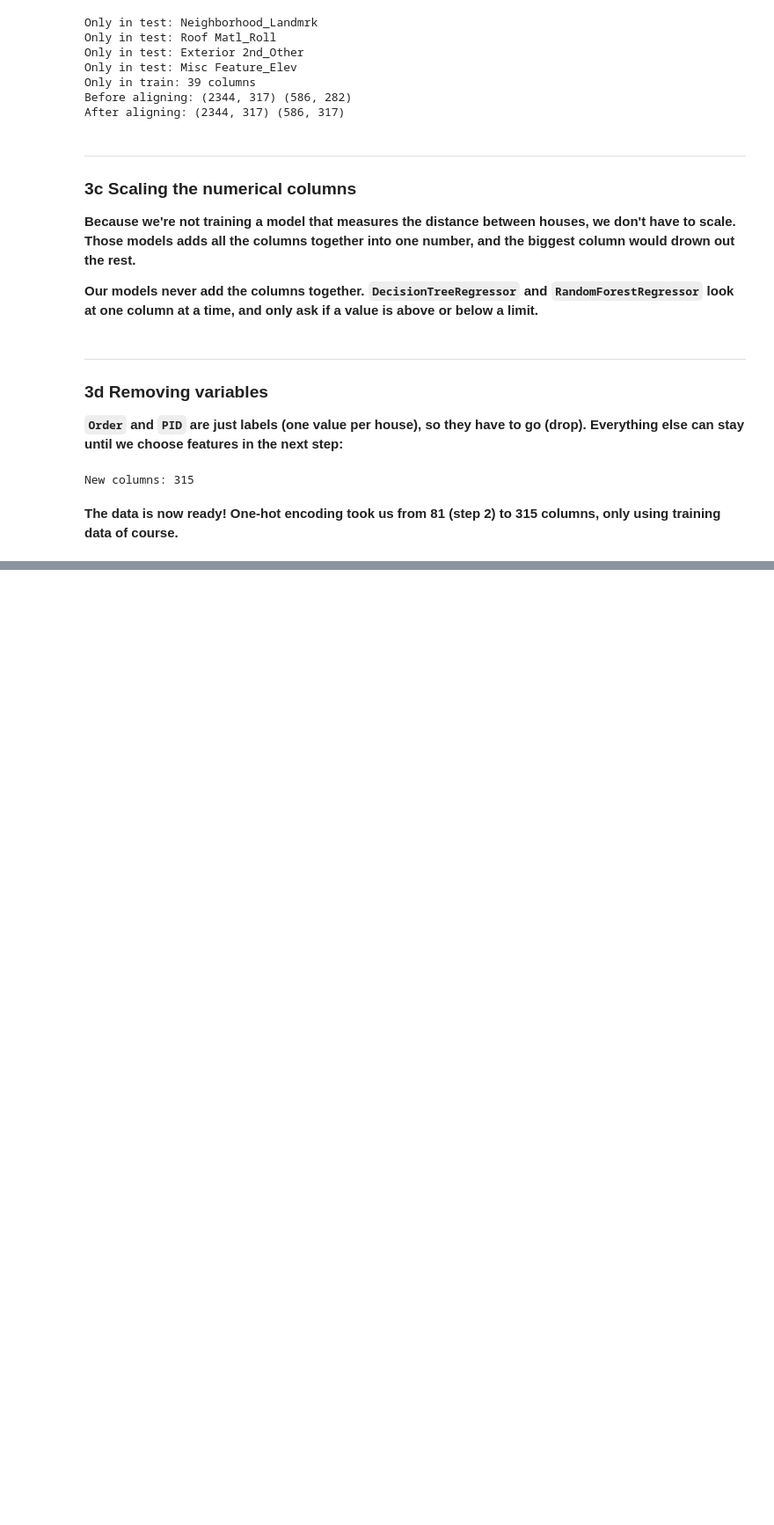
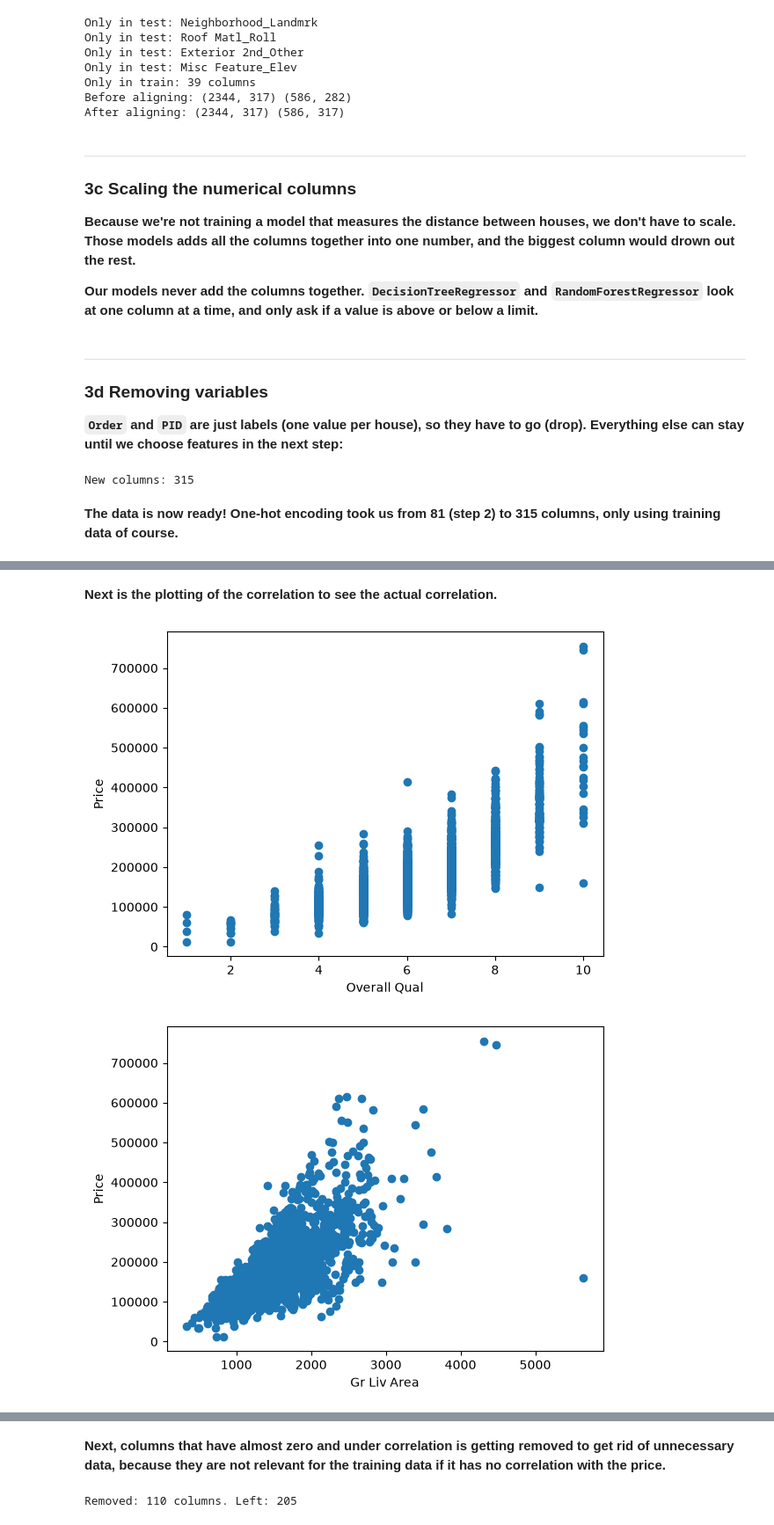
Before and after one commit to J-0-S-E/IE500618-Assignment1, a Jupyter notebook: housing_price_prediction.ipynb, the cells around one changed output, grey strips where cells are left out. Shown at 88% size. Drawn from its saved outputs; the diff is of its cells as text; code cells hidden in the pictures; blank space fills up the shorter version.

```diff
--- a/housing_price_prediction.ipynb
+++ b/housing_price_prediction.ipynb
@@ -464,0 +484,36 @@ New columns: 315
+# %% [markdown]
+**Next is the plotting of the correlation to see the actual correlation.**
+# %%
+# Plots of the top five correlations
+# Overall Qual
+plt.scatter(X_train["Overall Qual"], y_train)
+plt.xlabel("Overall Qual")
+plt.ylabel("Price")
+plt.show()
+
+# Gr Liv Area
+plt.scatter(X_train["Gr Liv Area"], y_train)
+plt.xlabel("Gr Liv Area")
+plt.ylabel("Price")
+plt.show()
+
+# Total Bsmt SF
+plt.scatter(X_train["Total Bsmt SF"], y_train)
+plt.xlabel("Total Bsmt SF")
+plt.ylabel("Price")
+plt.show()
+
+# Garage Cars
+plt.scatter(X_train["Garage Cars"], y_train)
+plt.xlabel("Garage Cars")
+plt.ylabel("Price")
+plt.show()
+
+# 1st Flr SF
+plt.scatter(X_train["1st Flr SF"], y_train)
+plt.xlabel("1st Flr SF")
+plt.ylabel("Price")
+plt.show()
+# %% [output]
+[figure, added]
+[figure, added]
@@ -464,0 +523,11 @@ New columns: 315
+# %% [markdown]
+**Next, columns that have almost zero and under correlation is getting removed to get rid of unnecessary data, because they are not relevant for the training data if it has no correlation with the price.**
+# %%
+no_correlation = correlation[correlation.abs() < 0.05].index  # Columns almost without correlation to the price
+
+X_train = X_train.drop(columns=no_correlation)
+X_test = X_test.drop(columns=no_correlation)  # Same columns removed from test
+
+print("Removed:", len(no_correlation), "columns. Left:", X_train.shape[1])
+# %% [output]
+Removed: 110 columns. Left: 205
```
Also changed, not shown: parts of 3 cells of this notebook.
